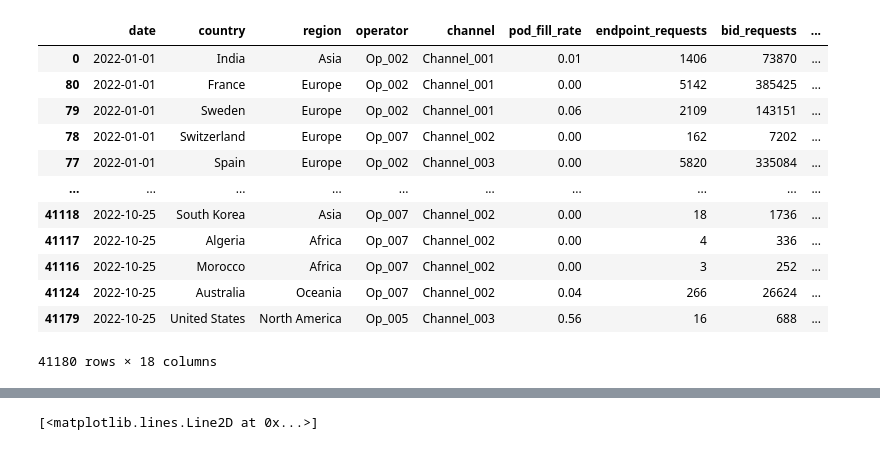
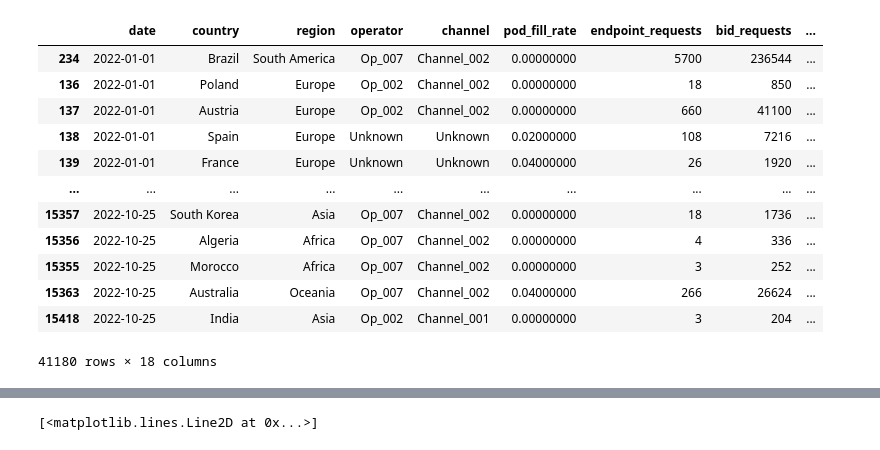
Before and after one commit to Peter-Nguyen96/Capstone-Project-Analytics-Dashboard-and-ML-Model, a Jupyter notebook: ML-Models/MLV4_revenue_prediction_Non_Linear_Regression.ipynb, the cells around one changed output, grey strips where cells are left out. Saved outputs shown, nothing was run; the diff lists cells and outputs as text; code cells hidden in the pictures.

```diff
--- a/ML-Models/MLV4_revenue_prediction_Non_Linear_Regression.ipynb
+++ b/ML-Models/MLV4_revenue_prediction_Non_Linear_Regression.ipynb
@@ -51,29 +68,26 @@ spark = SparkSession.builder.appName("Qwest-Analytics-Dashboard-and-ML-Model").c
 # %%
 ### PROVISONAL DATABASE ONLY.  DELETE IN FINAL VERSION.  FOR TESTING ONLY ###
-programmatic_data = pd.read_csv('Resources/Clean_Advertising_Data_v4.csv')
-programmatic_data_df = pd.DataFrame(programmatic_data)
-
-# programmatic_data_df = programmatic_data_df.loc[programmatic_data_df['operator'] == 'Op_003']
-# programmatic_data_df
-# This is a semi-cleaned dataset and is for one operator in the dataset
+# programmatic_data = pd.read_csv('Resources/Clean_Advertising_Data_v4.csv')
+# programmatic_data_df = pd.DataFrame(programmatic_data)
 # %%
 # In order to convert date to an integer or float, we need to determine how many days from some given day for the data we want to collect.
+programmatic_data_df = programmatic_data.toPandas()
 programmatic_data_df['date'] = pd.to_datetime(programmatic_data_df['date'])
 programmatic_data_df = programmatic_data_df.sort_values(by='date', ascending=True)
 programmatic_data_df
 # %% [output]
 |  | date | country | region | operator | channel | pod_fill_rate | endpoint_requests | bid_requests | ... |
-| 0 | 2022-01-01 | India | Asia | Op_002 | Channel_001 | 0.01 | 1406 | 73870 | ... |
-| 80 | 2022-01-01 | France | Europe | Op_002 | Channel_001 | 0.00 | 5142 | 385425 | ... |
-| 79 | 2022-01-01 | Sweden | Europe | Op_002 | Channel_001 | 0.06 | 2109 | 143151 | ... |
-| 78 | 2022-01-01 | Switzerland | Europe | Op_007 | Channel_002 | 0.00 | 162 | 7202 | ... |
-| 77 | 2022-01-01 | Spain | Europe | Op_002 | Channel_003 | 0.00 | 5820 | 335084 | ... |
+| 234 | 2022-01-01 | Brazil | South America | Op_007 | Channel_002 | 0.00000000 | 5700 | 236544 | ... |
+| 136 | 2022-01-01 | Poland | Europe | Op_002 | Channel_002 | 0.00000000 | 18 | 850 | ... |
+| 137 | 2022-01-01 | Austria | Europe | Op_002 | Channel_002 | 0.00000000 | 660 | 41100 | ... |
+| 138 | 2022-01-01 | Spain | Europe | Unknown | Unknown | 0.02000000 | 108 | 7216 | ... |
+| 139 | 2022-01-01 | France | Europe | Unknown | Unknown | 0.04000000 | 26 | 1920 | ... |
 | ... | ... | ... | ... | ... | ... | ... | ... | ... | ... |
-| 41118 | 2022-10-25 | South Korea | Asia | Op_007 | Channel_002 | 0.00 | 18 | 1736 | ... |
-| 41117 | 2022-10-25 | Algeria | Africa | Op_007 | Channel_002 | 0.00 | 4 | 336 | ... |
-| 41116 | 2022-10-25 | Morocco | Africa | Op_007 | Channel_002 | 0.00 | 3 | 252 | ... |
-| 41124 | 2022-10-25 | Australia | Oceania | Op_007 | Channel_002 | 0.04 | 266 | 26624 | ... |
-| 41179 | 2022-10-25 | United States | North America | Op_005 | Channel_003 | 0.56 | 16 | 688 | ... |
+| 15357 | 2022-10-25 | South Korea | Asia | Op_007 | Channel_002 | 0.00000000 | 18 | 1736 | ... |
+| 15356 | 2022-10-25 | Algeria | Africa | Op_007 | Channel_002 | 0.00000000 | 4 | 336 | ... |
+| 15355 | 2022-10-25 | Morocco | Africa | Op_007 | Channel_002 | 0.00000000 | 3 | 252 | ... |
+| 15363 | 2022-10-25 | Australia | Oceania | Op_007 | Channel_002 | 0.04000000 | 266 | 26624 | ... |
+| 15418 | 2022-10-25 | India | Asia | Op_002 | Channel_001 | 0.00000000 | 3 | 204 | ... |
 41180 rows × 18 columns
 # %%
 revenue_date_data = programmatic_data_df[['date','revenue']]
```
Also changed, not shown: parts of 7 cells of this notebook.
